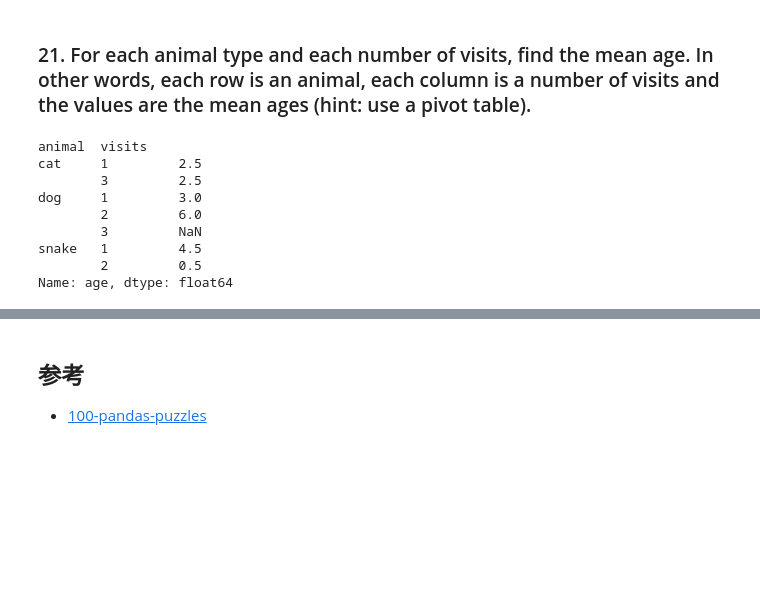
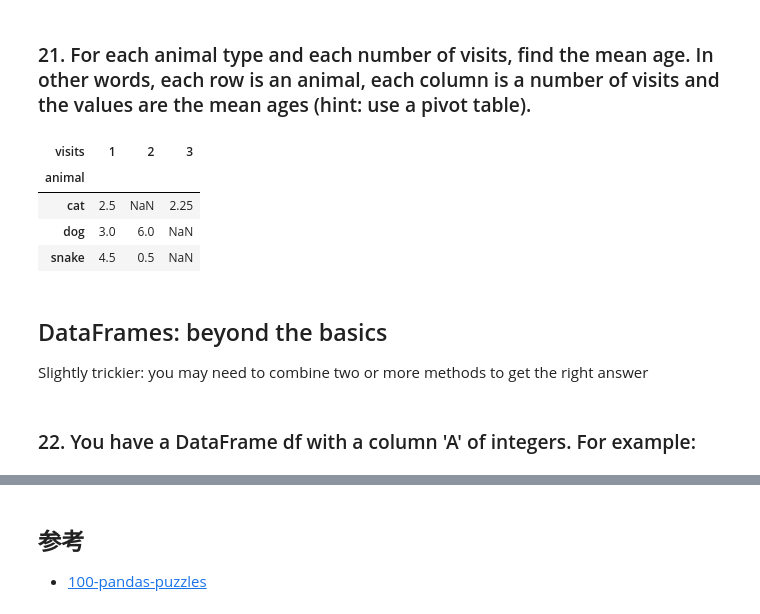
Before and after one commit to clelandgt/Python, a Jupyter notebook: Pandas/pandas/pandas练习题1-50.ipynb, the cells around one changed output, grey strips where cells are left out. Saved outputs shown, nothing was run; the diff lists cells and outputs as text; code cells hidden in the pictures; blank space fills up the shorter version.

```diff
--- a/Pandas/pandas/pandas练习题1-50.ipynb
+++ b/Pandas/pandas/pandas练习题1-50.ipynb
@@ -313,14 +314,15 @@ j     dog  3.0       1       no
 # %% [markdown]
 ### 21. For each animal type and each number of visits, find the mean age. In other words, each row is an animal, each column is a number of visits and the values are the mean ages (hint: use a pivot table).
 # %%
-df.groupby(['animal', 'visits'])['age'].mean()
+df.pivot_table(index='animal', columns='visits', values='age', aggfunc='mean')
 # %% [output]
-animal  visits
-cat     1         2.5
-        3         2.5
-dog     1         3.0
-        2         6.0
-        3         NaN
-snake   1         4.5
-        2         0.5
-Name: age, dtype: float64
+| visits | 1 | 2 | 3 |
+| animal |  |  |  |
+| cat | 2.5 | NaN | 2.25 |
+| dog | 3.0 | 6.0 | NaN |
+| snake | 4.5 | 0.5 | NaN |
+# %% [markdown]
+## DataFrames: beyond the basics
+Slightly trickier: you may need to combine two or more methods to get the right answer
+# %% [markdown]
+### 22. You have a DataFrame df with a column 'A' of integers. For example:
```
Also changed, not shown: parts of 18 cells of this notebook.
